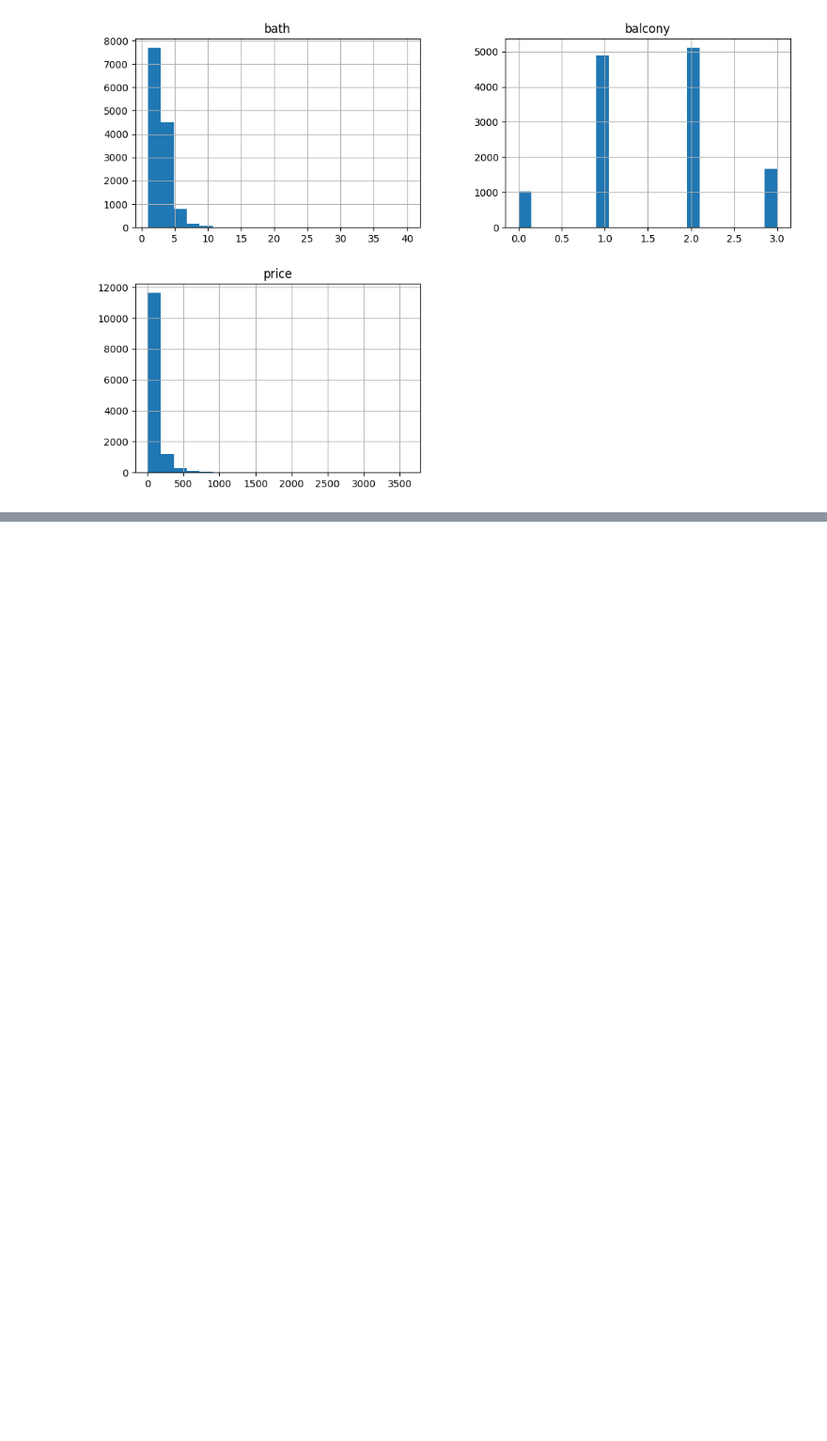
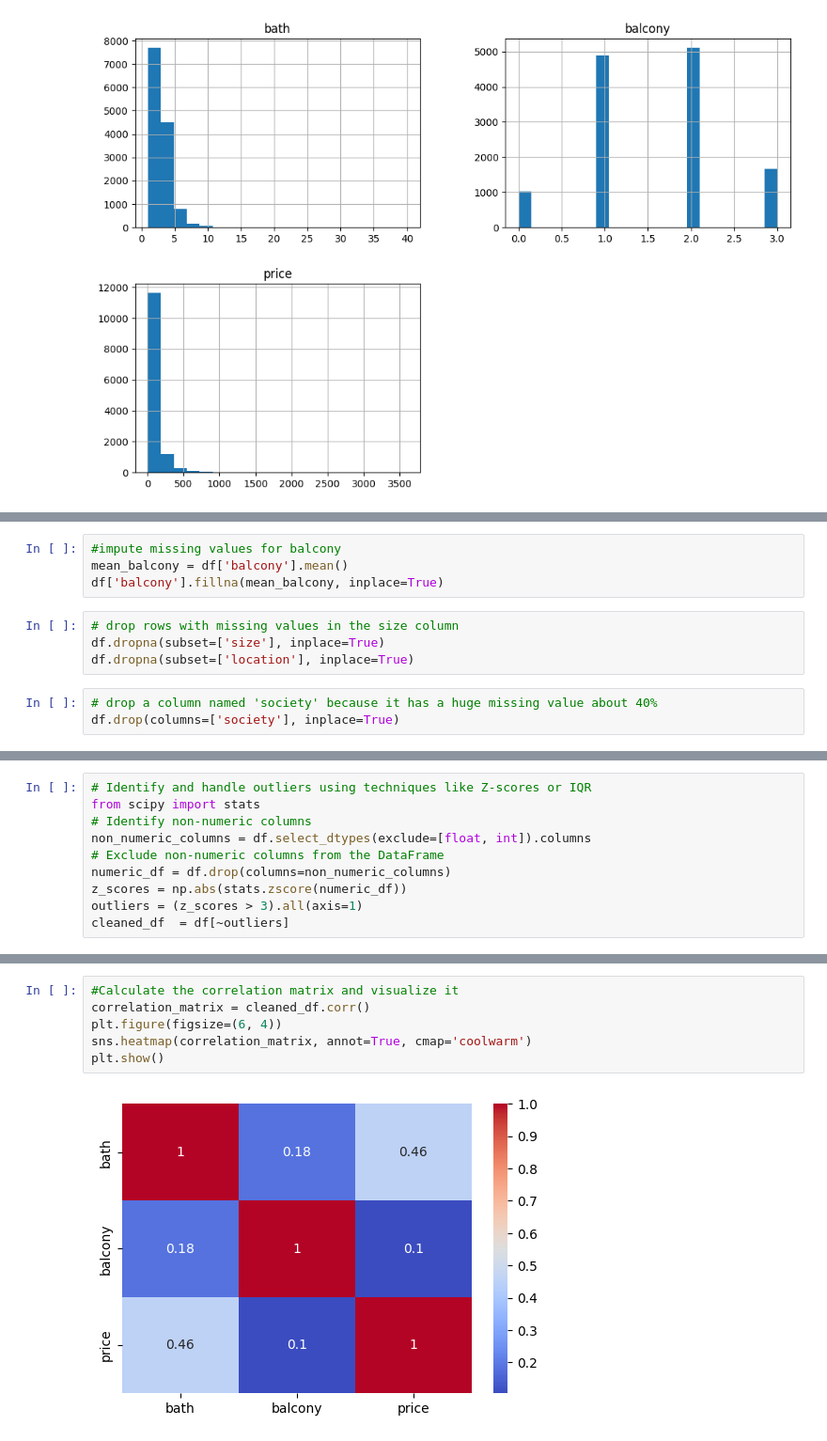
Before and after one commit to fishitmo/Takeobds, a Jupyter notebook: Takeo_Assignment_Bangaluru_House_Price_Prediction.ipynb, the cells around one changed output, grey strips where cells are left out. Shown at 94% size. Cells and saved outputs as stored; diff of their text form; blank space fills up the shorter version.

```diff
--- a/Takeo_Assignment_Bangaluru_House_Price_Prediction.ipynb
+++ b/Takeo_Assignment_Bangaluru_House_Price_Prediction.ipynb
@@ -158,0 +118,11 @@ data.to_csv('preprocessed_data.csv', index=False)
+# %%
+#impute missing values for balcony
+mean_balcony = df['balcony'].mean()
+df['balcony'].fillna(mean_balcony, inplace=True)
+# %%
+# drop rows with missing values in the size column
+df.dropna(subset=['size'], inplace=True)
+df.dropna(subset=['location'], inplace=True)
+# %%
+# drop a column named 'society' because it has a huge missing value about 40%
+df.drop(columns=['society'], inplace=True)
@@ -158,0 +142,10 @@ data.to_csv('preprocessed_data.csv', index=False)
+# %%
+# Identify and handle outliers using techniques like Z-scores or IQR
+from scipy import stats
+# Identify non-numeric columns
+non_numeric_columns = df.select_dtypes(exclude=[float, int]).columns
+# Exclude non-numeric columns from the DataFrame
+numeric_df = df.drop(columns=non_numeric_columns)
+z_scores = np.abs(stats.zscore(numeric_df))
+outliers = (z_scores > 3).all(axis=1)
+cleaned_df  = df[~outliers]
@@ -158,0 +188,8 @@ data.to_csv('preprocessed_data.csv', index=False)
+# %%
+#Calculate the correlation matrix and visualize it
+correlation_matrix = cleaned_df.corr()
+plt.figure(figsize=(6, 4))
+sns.heatmap(correlation_matrix, annot=True, cmap='coolwarm')
+plt.show()
+# %% [output]
+[figure, added]
```
Also changed, not shown: parts of 17 cells of this notebook.
